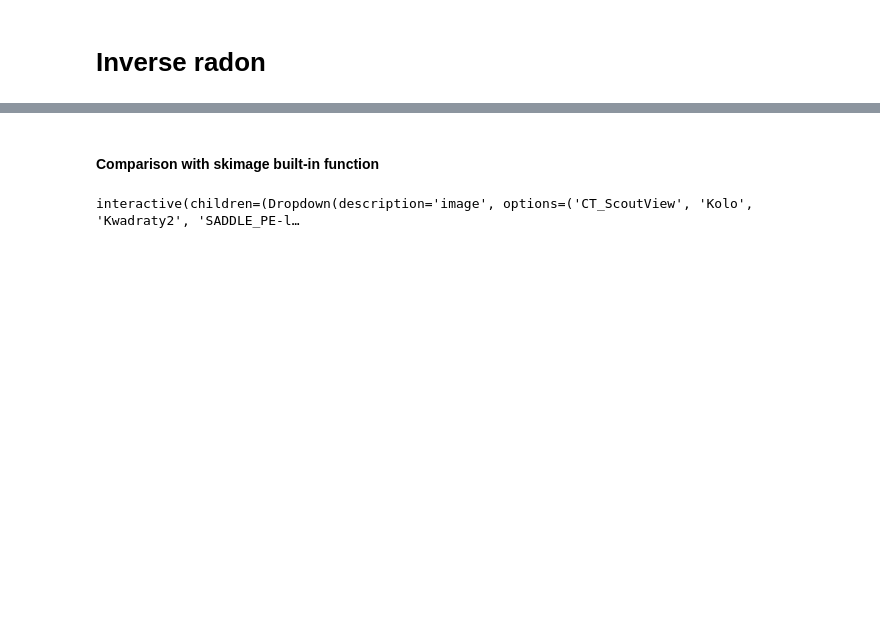
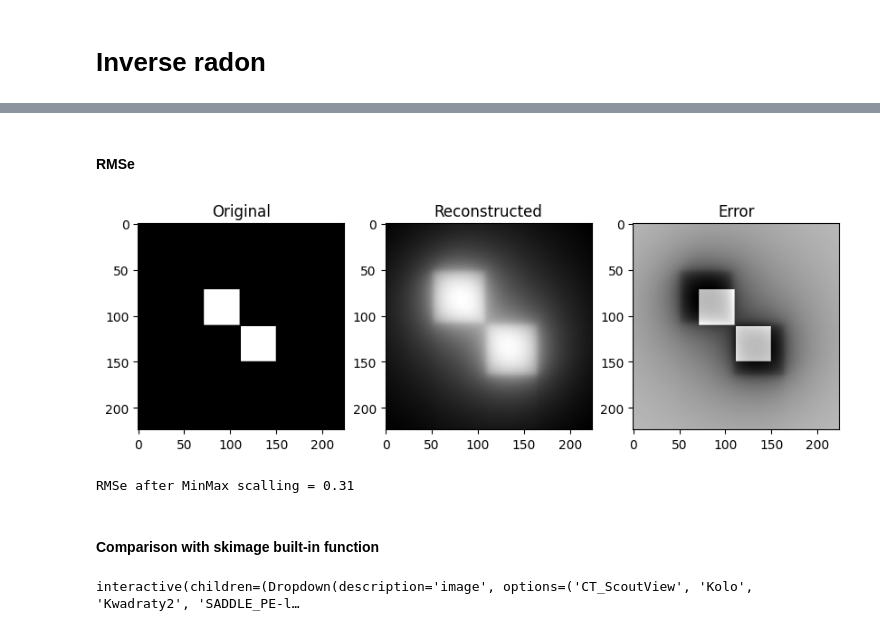
Before and after one commit to kamil271e/CT-scan, a Jupyter notebook: CT_scan.ipynb, the cells around one changed output, grey strips where cells are left out. Drawn from its saved outputs; the diff is of its cells as text; code cells hidden in the pictures; blank space fills up the shorter version.

```diff
--- a/CT_scan.ipynb
+++ b/CT_scan.ipynb
@@ -181,3 +243,30 @@ reconstructed = inverse_radon_transform(sinogram.T, delta)
+# %%
+def MinMax(v):
+    return (v - np.min(v)) / (np.max(v) - np.min(v))
+# %% [markdown]
+#### RMSe
+# %%
+img_reshaped_norm = MinMax(cv2.resize(img, reconstructed.shape))
+reconstructed_norm = MinMax(reconstructed)
+err = img_reshaped_norm - reconstructed_norm
+
+plt.figure(figsize=(10,3))
+plt.subplot(1,3,1)
+plt.imshow(img_reshaped_norm,cmap='gray')
+plt.title('Original')
+plt.subplot(1,3,2)
+plt.imshow(reconstructed_norm, cmap='gray')
+plt.title('Reconstructed')
+plt.subplot(1,3,3)
+plt.imshow(err, cmap='gray')
+plt.title('Error')
+plt.show()
+
+rmse = np.sqrt(np.mean((reconstructed_norm - img_reshaped_norm)**2))
+print(f'RMSe after MinMax scalling = {round(rmse,2)}')
+# %% [output]
+[figure, added]
+RMSe after MinMax scalling = 0.31
 # %% [markdown]
 #### Comparison with skimage built-in function
 # %%
```
Also changed, not shown: parts of 6 cells of this notebook.
